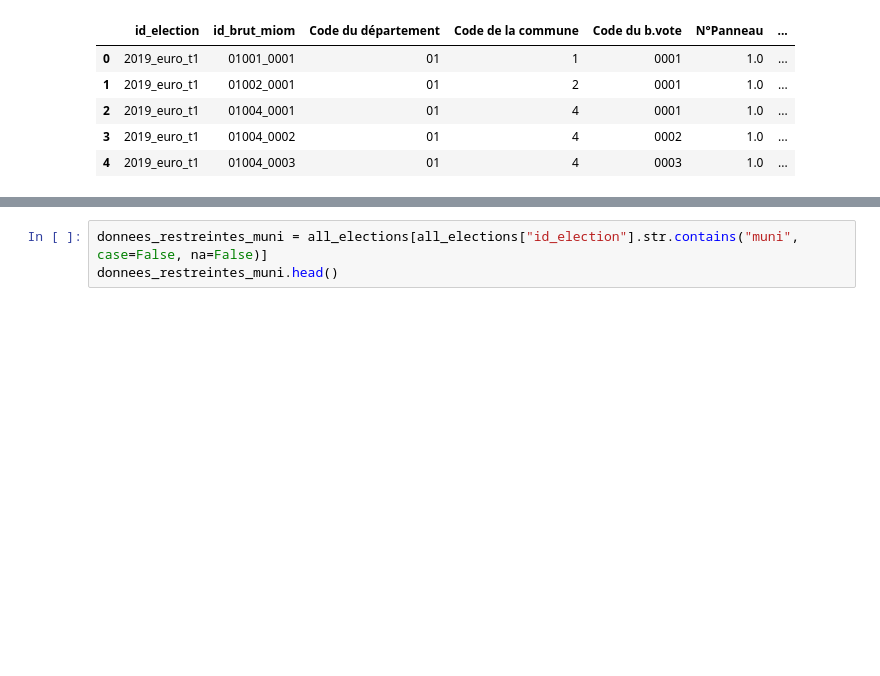
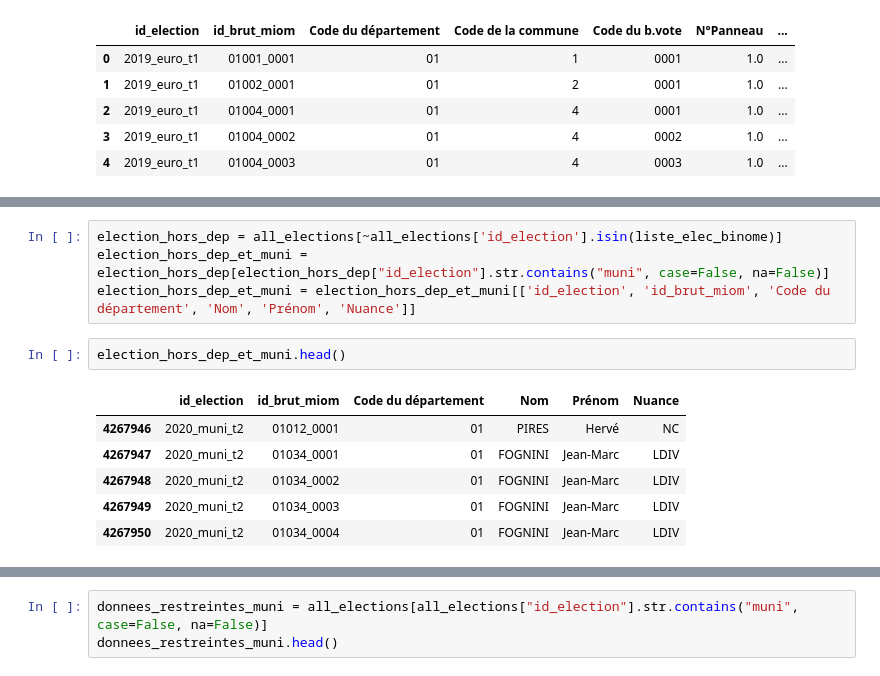
Before and after one commit to xdalp/projet3A, a Jupyter notebook: vote.ipynb, the cells around one changed output, grey strips where cells are left out. Drawn from its saved outputs; the diff is of its cells as text; blank space fills up the shorter version.

```diff
--- a/vote.ipynb
+++ b/vote.ipynb
@@ -79,0 +68,13 @@ election_dep.head()
+# %%
+election_hors_dep = all_elections[~all_elections['id_election'].isin(liste_elec_binome)]
+election_hors_dep_et_muni = election_hors_dep[election_hors_dep["id_election"].str.contains("muni", case=False, na=False)]
+election_hors_dep_et_muni = election_hors_dep_et_muni[['id_election', 'id_brut_miom', 'Code du département', 'Nom', 'Prénom', 'Nuance']]
+# %%
+election_hors_dep_et_muni.head()
+# %% [output]
+|  | id_election | id_brut_miom | Code du département | Nom | Prénom | Nuance |
+| 4267946 | 2020_muni_t2 | 01012_0001 | 01 | PIRES | Hervé | NC |
+| 4267947 | 2020_muni_t2 | 01034_0001 | 01 | FOGNINI | Jean-Marc | LDIV |
+| 4267948 | 2020_muni_t2 | 01034_0002 | 01 | FOGNINI | Jean-Marc | LDIV |
+| 4267949 | 2020_muni_t2 | 01034_0003 | 01 | FOGNINI | Jean-Marc | LDIV |
+| 4267950 | 2020_muni_t2 | 01034_0004 | 01 | FOGNINI | Jean-Marc | LDIV |
```
Also changed, not shown: parts of 5 cells of this notebook.
